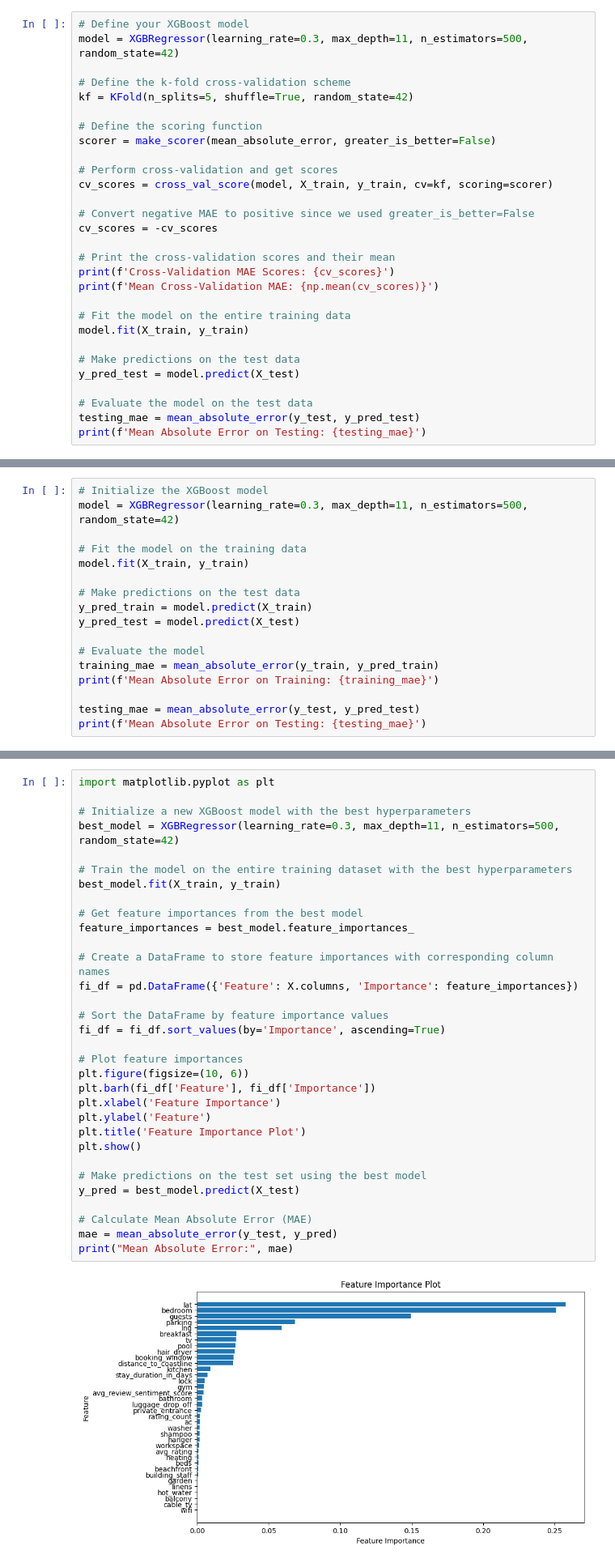
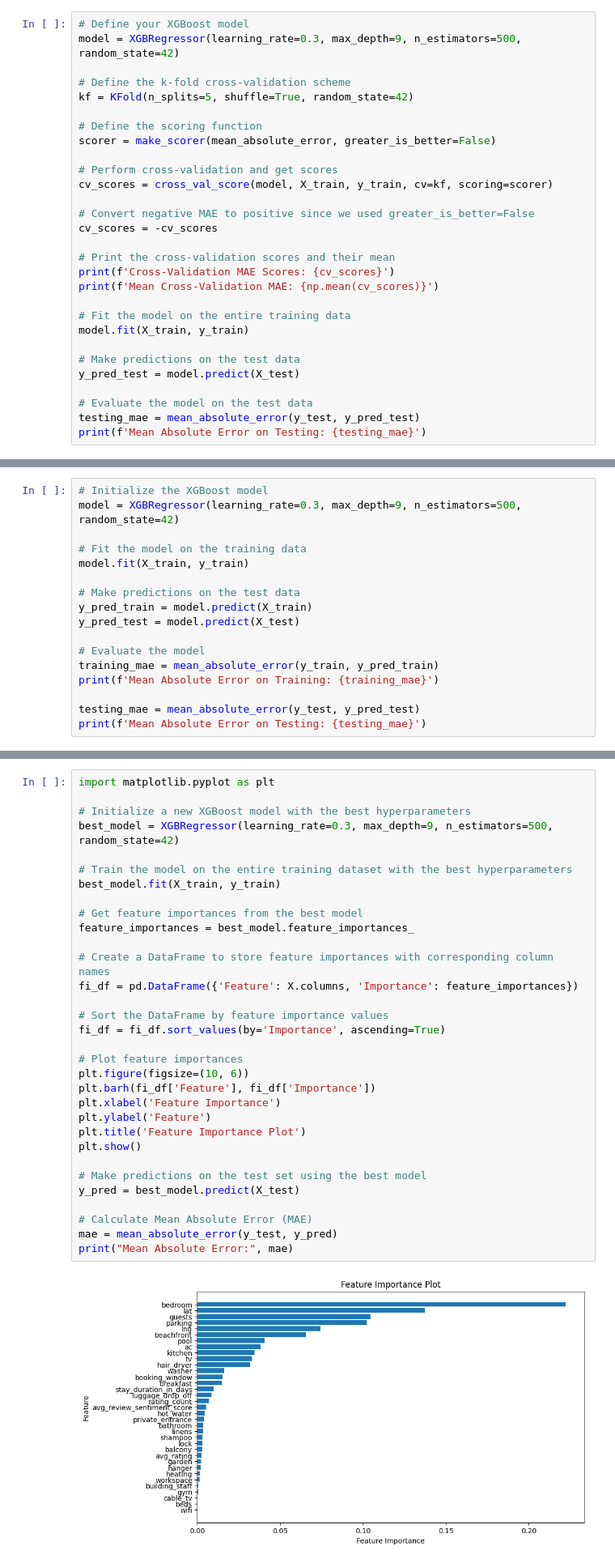
Before and after one commit to naufalsutrisna/Room-Pricing-Bukit-Vista, a Jupyter notebook: machine learning/xgboost_model.ipynb, the cells around one changed output, grey strips where cells are left out. Shown at 81% size. Saved outputs shown, nothing was run; the diff lists cells and outputs as text.

```diff
--- a/machine learning/xgboost_model.ipynb
+++ b/machine learning/xgboost_model.ipynb
@@ -122,7 +122,7 @@ Best Mean Absolute Error: 68695.34973189518
 ### Cross Validation
 # %%
 # Define your XGBoost model
-model = XGBRegressor(learning_rate=0.3, max_depth=11, n_estimators=500, random_state=42)
+model = XGBRegressor(learning_rate=0.3, max_depth=9, n_estimators=500, random_state=42)
 
 # Define the k-fold cross-validation scheme
 kf = KFold(n_splits=5, shuffle=True, random_state=42)
@@ -172,7 +172,7 @@ plt.show()
 ## Train With Best Parameter
 # %%
 # Initialize the XGBoost model
-model = XGBRegressor(learning_rate=0.3, max_depth=11, n_estimators=500, random_state=42)
+model = XGBRegressor(learning_rate=0.3, max_depth=9, n_estimators=500, random_state=42)
 
 # Fit the model on the training data
 model.fit(X_train, y_train)
@@ -208,33 +208,33 @@ plt.show()
 import matplotlib.pyplot as plt
 
 # Initialize a new XGBoost model with the best hyperparameters
-best_model = XGBRegressor(learning_rate=0.3, max_depth=11, n_estimators=500, random_state=42)
+best_model = XGBRegressor(learning_rate=0.3, max_depth=9, n_estimators=500, random_state=42)
 
 # Train the model on the entire training dataset with the best hyperparameters
 best_model.fit(X_train, y_train)
 
 # Get feature importances from the best model
 feature_importances = best_model.feature_importances_
 
 # Create a DataFrame to store feature importances with corresponding column names
 fi_df = pd.DataFrame({'Feature': X.columns, 'Importance': feature_importances})
 
 # Sort the DataFrame by feature importance values
 fi_df = fi_df.sort_values(by='Importance', ascending=True)
 
 # Plot feature importances
 plt.figure(figsize=(10, 6))
 plt.barh(fi_df['Feature'], fi_df['Importance'])
 plt.xlabel('Feature Importance')
 plt.ylabel('Feature')
 plt.title('Feature Importance Plot')
 plt.show()
 
 # Make predictions on the test set using the best model
 y_pred = best_model.predict(X_test)
 
 # Calculate Mean Absolute Error (MAE)
 mae = mean_absolute_error(y_test, y_pred)
 print("Mean Absolute Error:", mae)
 # %% [output]
-[figure, old version]
+[figure, new version]
```
Also changed, not shown: parts of 23 cells of this notebook.
